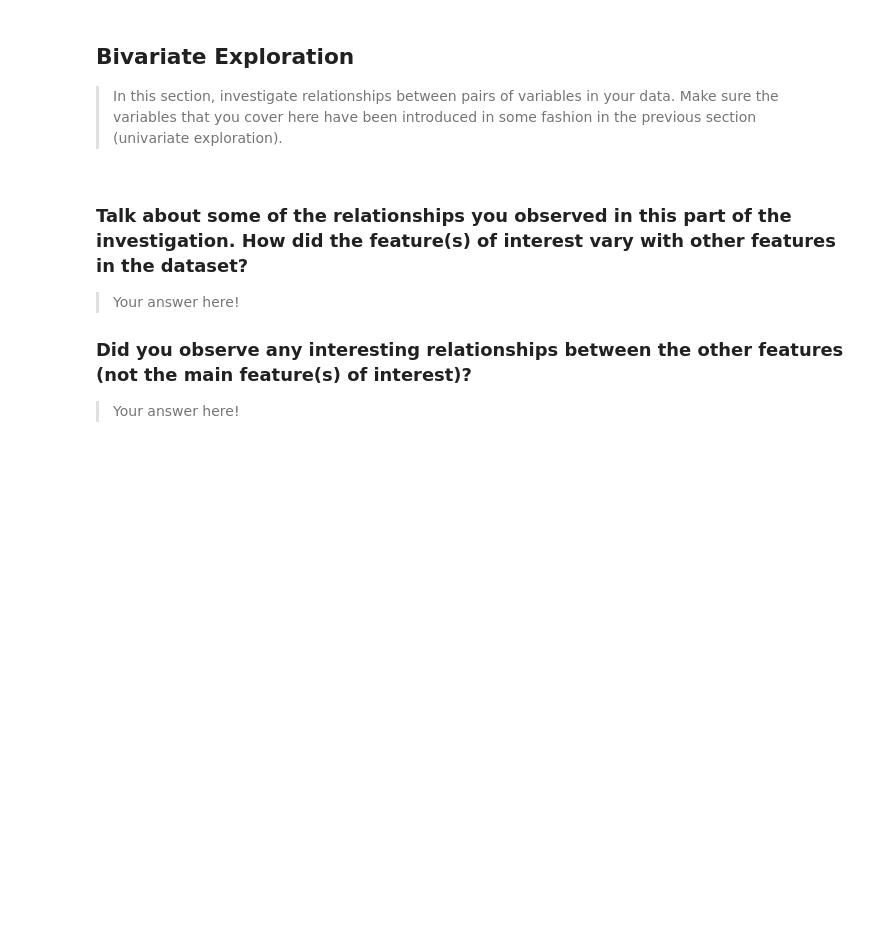
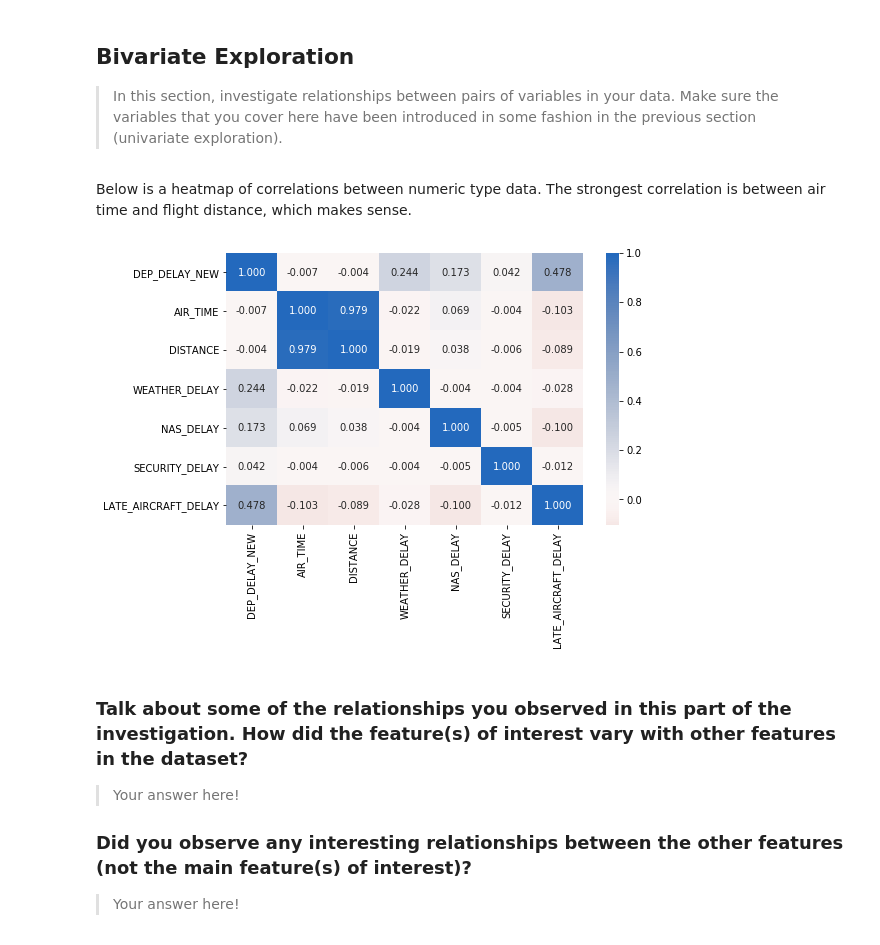
Before and after one commit to natalyabakhshetyan/flights_data_analysis, a Jupyter notebook: exploration_template.ipynb, the cells around one changed output. Drawn from its saved outputs; the diff is of its cells as text; code cells hidden in the pictures; blank space fills up the shorter version.

```diff
--- a/exploration_template.ipynb
+++ b/exploration_template.ipynb
@@ -273,6 +317,18 @@ you plan on investigating next.
 > In this section, investigate relationships between pairs of variables in your
 data. Make sure the variables that you cover here have been introduced in some
 fashion in the previous section (univariate exploration).
+# %% [markdown]
+Below is a heatmap of correlations between numeric type data. The strongest correlation is between air time and flight distance, which makes sense.
+# %%
+#correlation plot
+
+numeric_vars = ['DEP_DELAY_NEW', 'AIR_TIME', 'DISTANCE', 'WEATHER_DELAY', 'NAS_DELAY', 'SECURITY_DELAY', 'LATE_AIRCRAFT_DELAY']
+plt.figure(figsize = [8, 5])
+sb.heatmap(combined_df[numeric_vars].corr(), annot = True, fmt = '.3f',
+           cmap = 'vlag_r', center = 0)
+plt.show()
+# %% [output]
+[figure, added]
 # %% [markdown]
 ### Talk about some of the relationships you observed in this part of the investigation. How did the feature(s) of interest vary with other features in the dataset?
 
```
Also changed, not shown: parts of 15 cells of this notebook.
